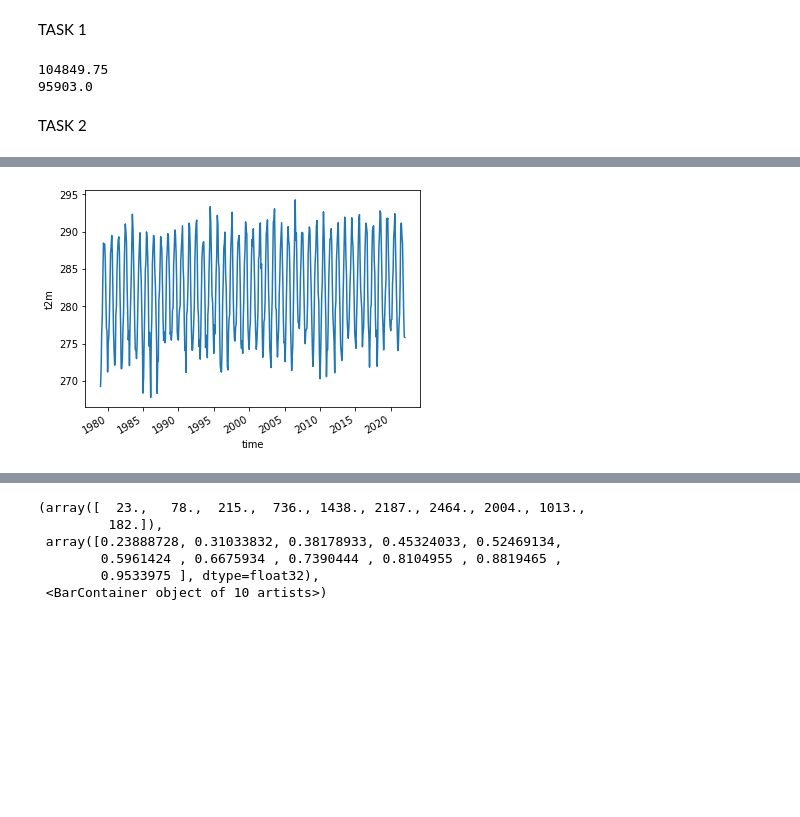
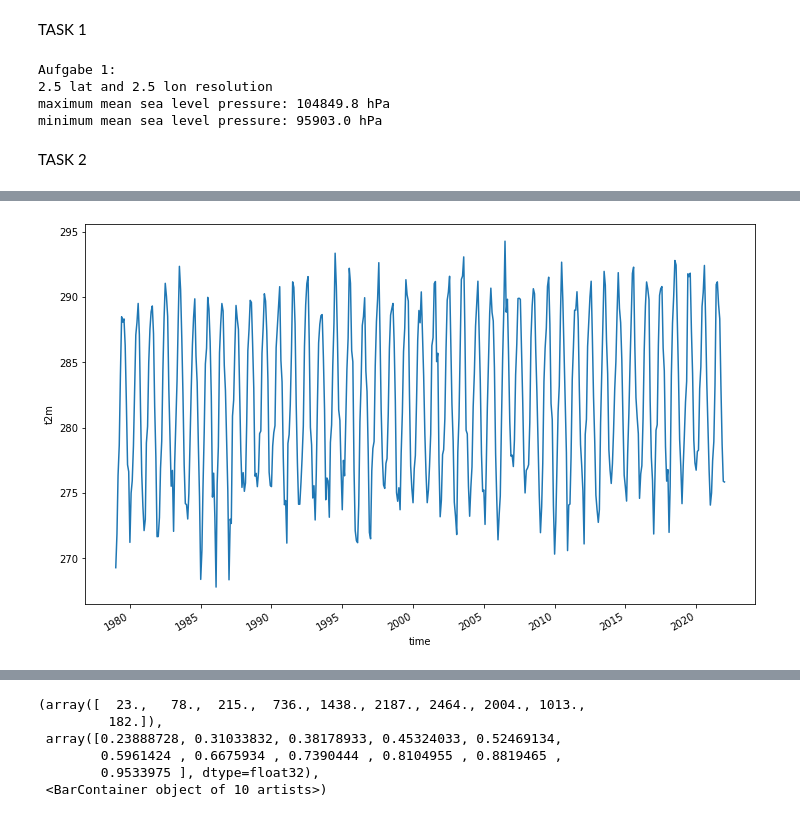
Before and after one commit to d3sp3r4t3Student/Statistical-Data-Analyses, a Jupyter notebook: demo_practical1.ipynb, the cells around one changed output, grey strips where cells are left out. Drawn from its saved outputs; the diff is of its cells as text; code cells hidden in the pictures; blank space fills up the shorter version.

```diff
--- a/demo_practical1.ipynb
+++ b/demo_practical1.ipynb
@@ -187,15 +187,17 @@ plt.show()
 [figure]
 # %% [markdown]
 TASK 1
-# %%
-#2,5 Grad Resolution
-max_msl = np.nanmax(data.msl.values)
-print(max_msl)
-min_msl = np.nanmin(data.msl.values)
-print(min_msl)
-# %% [output]
-104849.75
-95903.0
+# %%
+print('Aufgabe 1:\n%1.1f lat and %1.1f lon resolution' %(data.latitude[0]-data.latitude[1], data.longitude[1]-data.longitude[0]))
+max_msl = np.nanmax(data.msl.values)
+print('maximum mean sea level pressure: %5.1f hPa' %(max_msl))
+min_msl = np.nanmin(data.msl.values)
+print('minimum mean sea level pressure: %5.1f hPa' %(min_msl))
+# %% [output]
+Aufgabe 1:
+2.5 lat and 2.5 lon resolution
+maximum mean sea level pressure: 104849.8 hPa
+minimum mean sea level pressure: 95903.0 hPa
 # %% [markdown]
 TASK 2
 # %%
@@ -203,6 +205,6 @@ TASK 2
 
 temp_ger = data.t2m.sel(longitude = slice(5,15), latitude = slice(55,47.5))
 temp_ger_mean = temp_ger.mean(dim=['longitude','latitude'])
-temp_ger_mean.plot()
-print(temp_ger_mean.max().values, temp_ger_mean.idxmax().values)
+temp_ger_mean.plot(figsize = (12,7))
+print('Maximum T in Germany %3.1f' %(temp_ger_mean.max().values), '\non', temp_ger_mean.idxmax().values)
 # %% [output]
@@ -210,4 +213,4 @@ print(temp_ger_mean.max().values, temp_ger_mean.idxmax().values)
-[figure, old version]
+[figure, new version]
 # %%
 #Madagaskar
 
```
Also changed, not shown: parts of 4 cells of this notebook, 5 other files.
